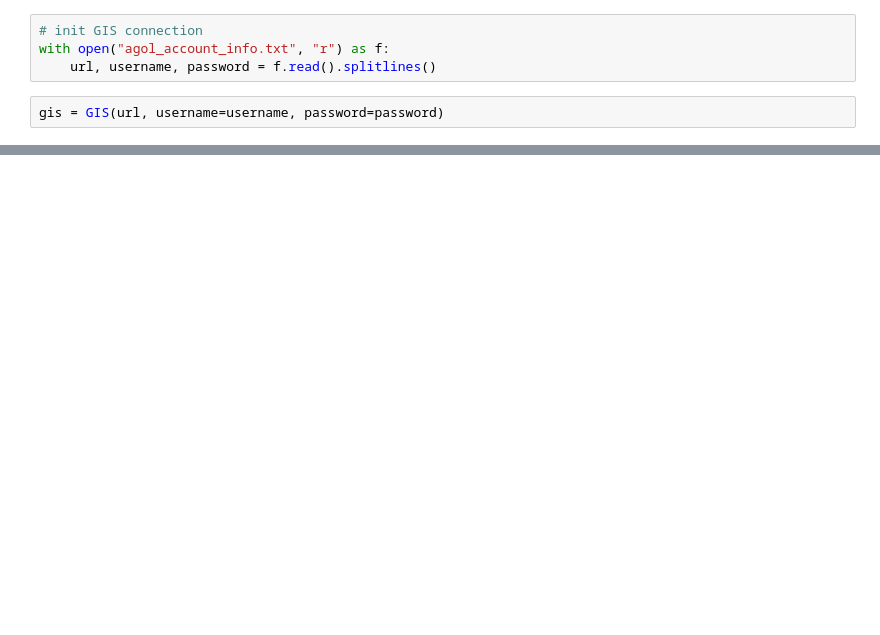
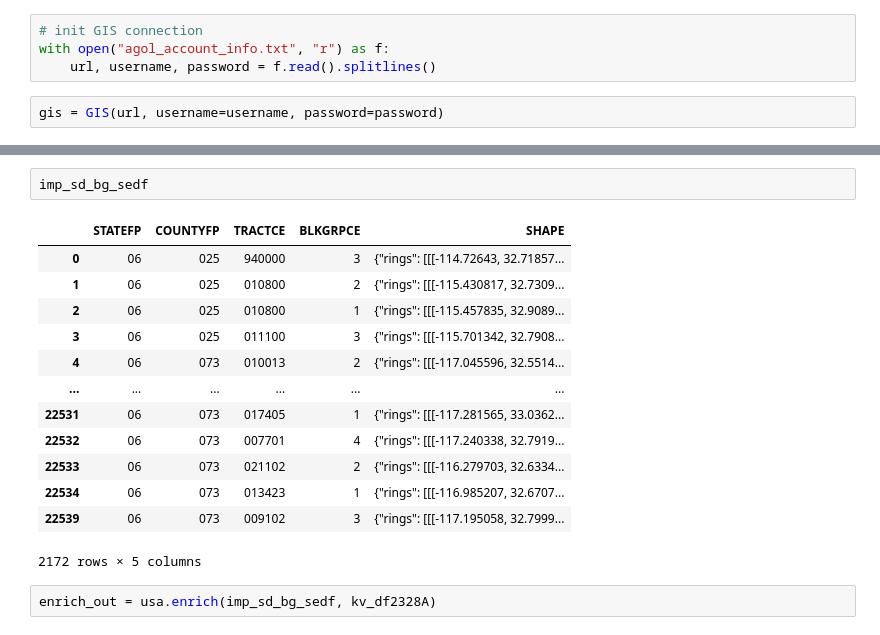
Before and after one commit to MuscularBrain/Nourish, a Jupyter notebook: Enrich.ipynb, the cells around one changed output, grey strips where cells are left out. Saved outputs shown, nothing was run; the diff lists cells and outputs as text; blank space fills up the shorter version.

```diff
--- a/Enrich.ipynb
+++ b/Enrich.ipynb
@@ -46,0 +83,18 @@ list(sd_bgs_enriched_sdf.columns)
+# %%
+imp_sd_bg_sedf
+# %% [output]
+|  | STATEFP | COUNTYFP | TRACTCE | BLKGRPCE | SHAPE |
+| 0 | 06 | 025 | 940000 | 3 | {"rings": [[[-114.72643, 32.71857... |
+| 1 | 06 | 025 | 010800 | 2 | {"rings": [[[-115.430817, 32.7309... |
+| 2 | 06 | 025 | 010800 | 1 | {"rings": [[[-115.457835, 32.9089... |
+| 3 | 06 | 025 | 011100 | 3 | {"rings": [[[-115.701342, 32.7908... |
+| 4 | 06 | 073 | 010013 | 2 | {"rings": [[[-117.045596, 32.5514... |
+| ... | ... | ... | ... | ... | ... |
+| 22531 | 06 | 073 | 017405 | 1 | {"rings": [[[-117.281565, 33.0362... |
+| 22532 | 06 | 073 | 007701 | 4 | {"rings": [[[-117.240338, 32.7919... |
+| 22533 | 06 | 073 | 021102 | 2 | {"rings": [[[-116.279703, 32.6334... |
+| 22534 | 06 | 073 | 013423 | 1 | {"rings": [[[-116.985207, 32.6707... |
+| 22539 | 06 | 073 | 009102 | 3 | {"rings": [[[-117.195058, 32.7999... |
+2172 rows × 5 columns
+# %%
+enrich_out = usa.enrich(imp_sd_bg_sedf, kv_df2328A)
```
Also changed, not shown: parts of 27 cells of this notebook, 2 other files.
